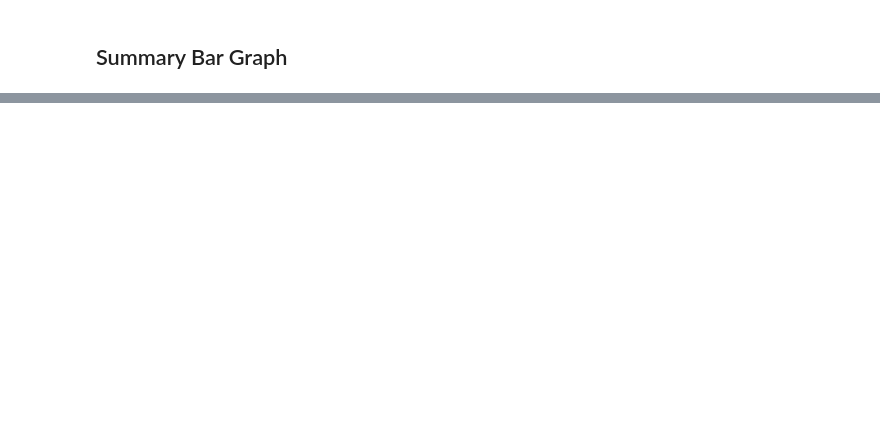
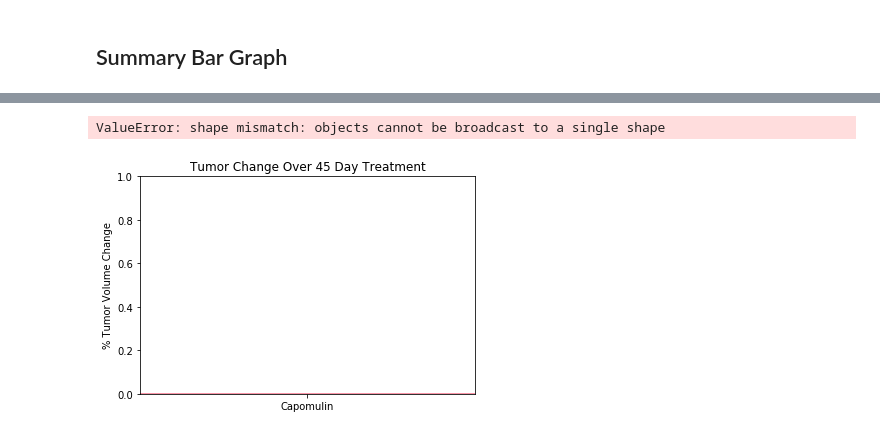
Before and after one commit to shuck0407/Pymaceuticals-Work, a Jupyter notebook: Huckleberry_pymaceuticals.ipynb, the cells around one changed output, grey strips where cells are left out. Saved outputs shown, nothing was run; the diff lists cells and outputs as text; code cells hidden in the pictures; blank space fills up the shorter version.

```diff
--- a/Huckleberry_pymaceuticals.ipynb
+++ b/Huckleberry_pymaceuticals.ipynb
@@ -469,0 +541,58 @@ plt.show()
+# %%
+# Store all Relevant Percent Changes into a Tuple
+
+capo_vol_change = round(volume_pct_change_df.loc['Capomulin'], 0)
+
+infub_vol_change = round(volume_pct_change_df.loc['Infubinol'], 0)
+
+keta_vol_change = round(volume_pct_change_df.loc['Ketapril'], 0)
+
+placebo_vol_change = round(volume_pct_change_df.loc['Placebo'], 0)
+
+tumor_vol_changes = [capo_vol_change, infub_vol_change, keta_vol_change, placebo_vol_change]
+
+#store the drug names in a list for the x coordinates
+drugs = (volume_pct_changes.index[:]).tolist()
+
+#create the height of the bars
+y_pos = np.arange(len(tumor_vol_changes))
+
+#create title and x,y labels
+plt.title("Tumor Change Over 45 Day Treatment")
+plt.ylabel("% Tumor Volume Change")
+
+#create an hline to mark the 0 threshold
+plt.axhline(0)
+
+
+#create the height of the bars
+y_pos_bad = np.arange(len(bad_percent))
+
+#if a tumor increases in volume, it's a failing drug.  Anything less than 0 means the tumor shrunk and the drug passes.
+#drugs that fail will be in red and drugs that pass will be in green
+
+plt.bar(drugs, y_pos_bad, align="center", width=.5, color= "red")
+
+
+
+
+
+
+
+#Use functions to label the percentages of changes
+
+
+# Call functions to implement the function calls
+
+
+
+plt.show
+
+# Save the Figure
+
+
+# Show the Figure
+#fig.show()
+# %% [output]
+ValueError: shape mismatch: objects cannot be broadcast to a single shape
+[figure, added]
```
Also changed, not shown: parts of 13 cells of this notebook, 3 other files.
